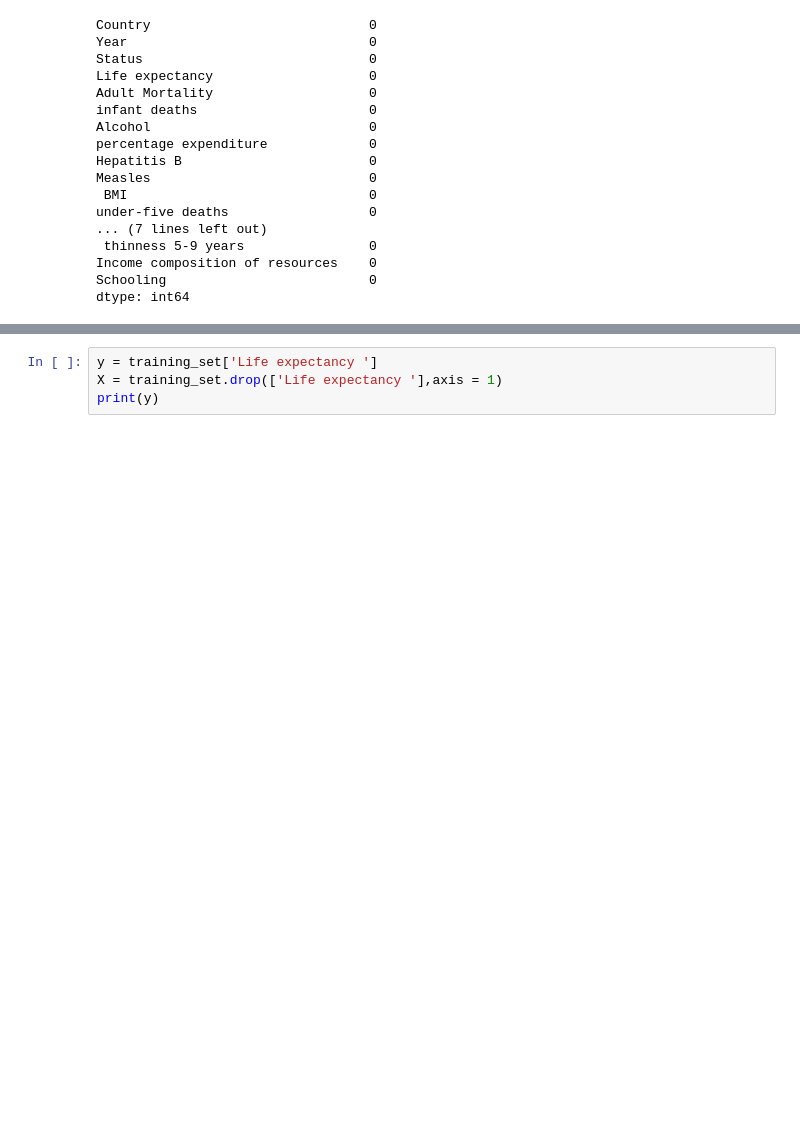
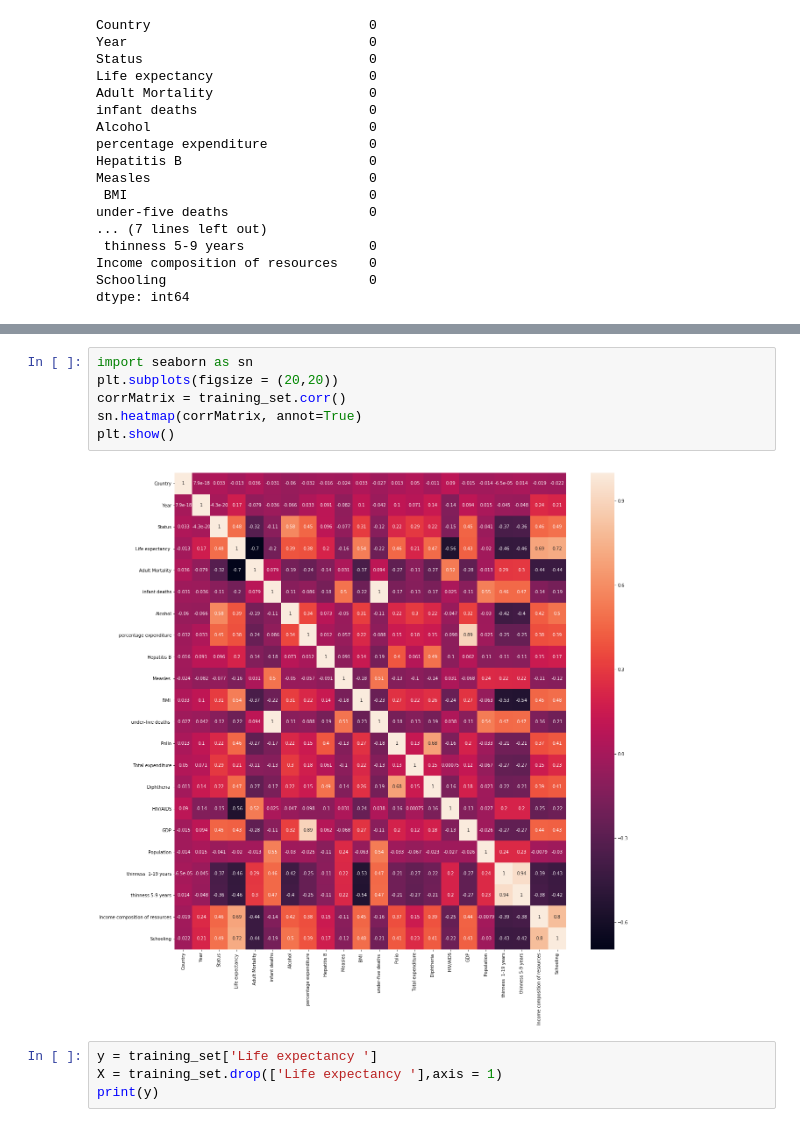
Before and after one commit to SmartPracticeschool/llSPS-INT-1569-Predicting-Life-Expectancy-using-Machine-Learning, a Jupyter notebook: Predicting_Life_Expectancy.ipynb, the cells around one changed output, grey strips where cells are left out. Saved outputs shown, nothing was run; the diff lists cells and outputs as text; blank space fills up the shorter version.

```diff
--- a/Predicting_Life_Expectancy.ipynb
+++ b/Predicting_Life_Expectancy.ipynb
@@ -274,3 +293,11 @@ dtype: int64
+# %%
+import seaborn as sn
+plt.subplots(figsize = (20,20))
+corrMatrix = training_set.corr()
+sn.heatmap(corrMatrix, annot=True)
+plt.show()
+# %% [output]
+[figure, added]
 # %%
 y = training_set['Life expectancy ']
 X = training_set.drop(['Life expectancy '],axis = 1)
```
Also changed, not shown: parts of 8 cells of this notebook.
